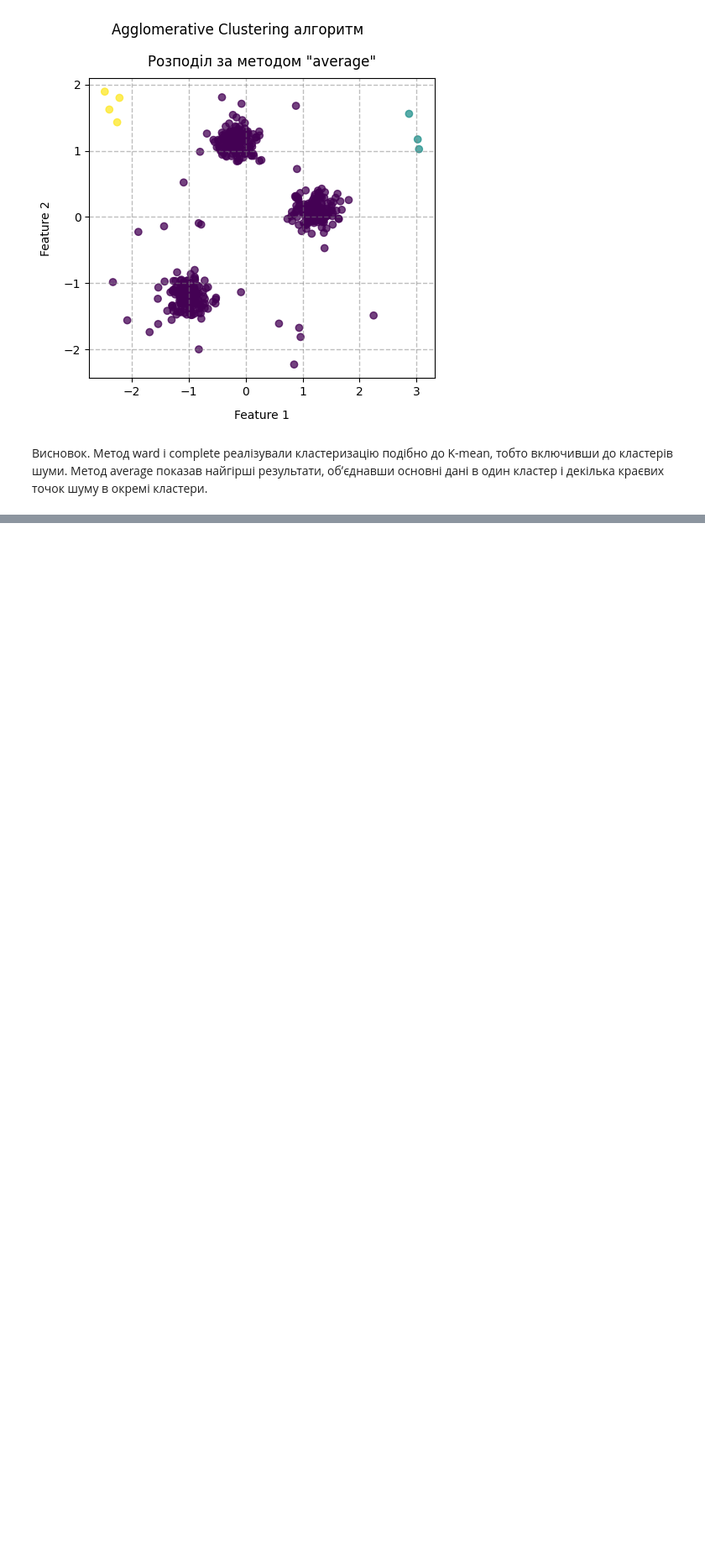
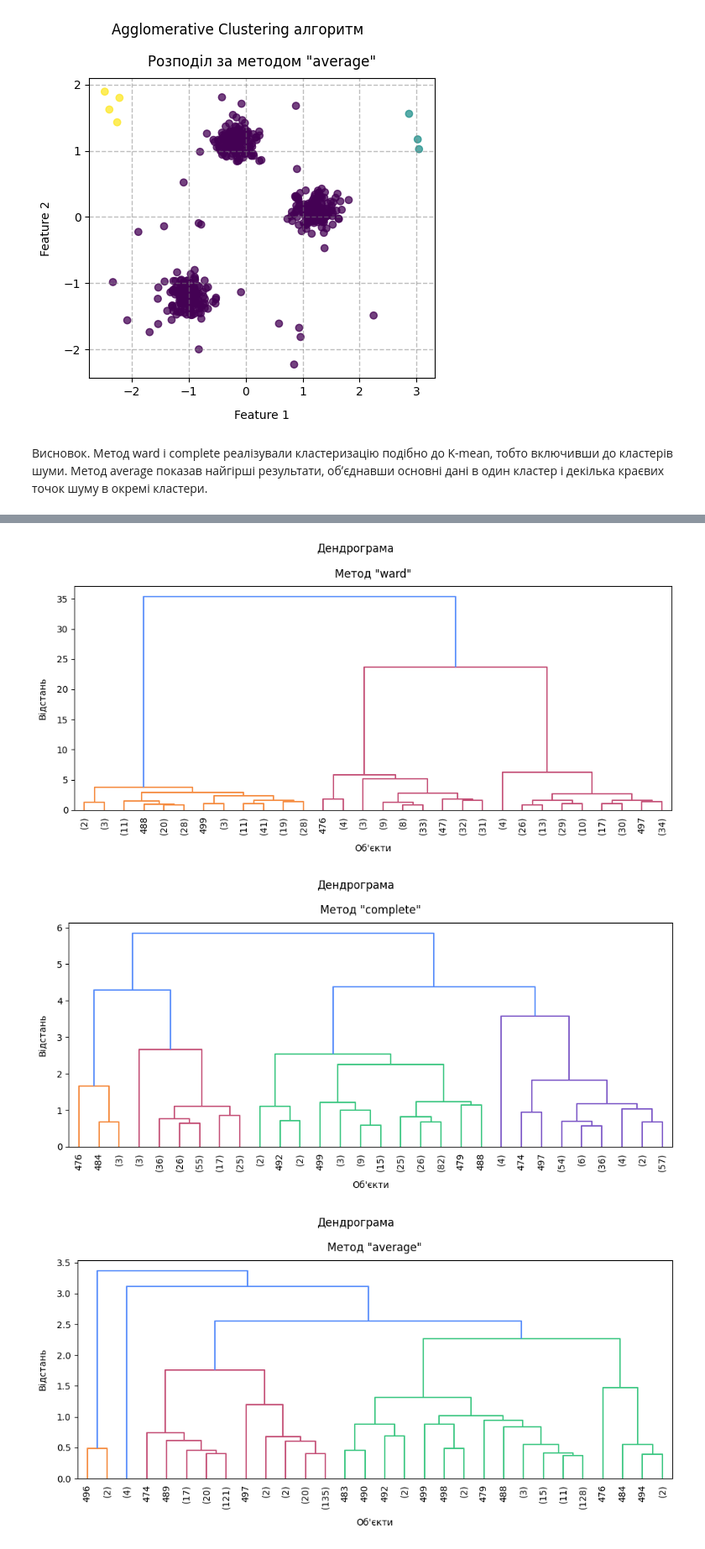
Before and after one commit to BogdanPinchuk/DataScience-PBY_HW19, a Jupyter notebook: Bohdan_Pinchuk_DS_HW19.ipynb, the cells around one changed output, grey strips where cells are left out. Shown at 84% size. Drawn from its saved outputs; the diff is of its cells as text; code cells hidden in the pictures; blank space fills up the shorter version.

Commit message:
[Homework19] - implemented dendrograms

```diff
--- a/Bohdan_Pinchuk_DS_HW19.ipynb
+++ b/Bohdan_Pinchuk_DS_HW19.ipynb
@@ -832,0 +865,26 @@ for idx, ac_col_name in enumerate(ac_col_names):
+# %%
+# Graphic results
+
+import matplotlib.pyplot as plt
+from scipy.cluster.hierarchy import dendrogram
+
+# Input data
+
+# Solution
+for method_name, dendrogram_data in dendrogram_list:
+    _, ax = plt.subplots(figsize=(10, 5))
+
+    dendrogram(dendrogram_data, ax=ax, truncate_mode='lastp', leaf_rotation=90)
+
+    ax.set_title(f"Метод \"{method_name}\"", pad=10, loc='center', color='black')
+    ax.set_xlabel("Об'єкти", labelpad=10, loc='center', color='black')
+    ax.set_ylabel("Відстань", labelpad=10, loc='center', color='black')
+
+    plt.suptitle("Дендрограма")
+
+    plt.tight_layout()
+    plt.show()
+# %% [output]
+[figure, added]
+[figure, added]
+[figure, added]
```
Also changed, not shown: parts of 3 cells of this notebook.
